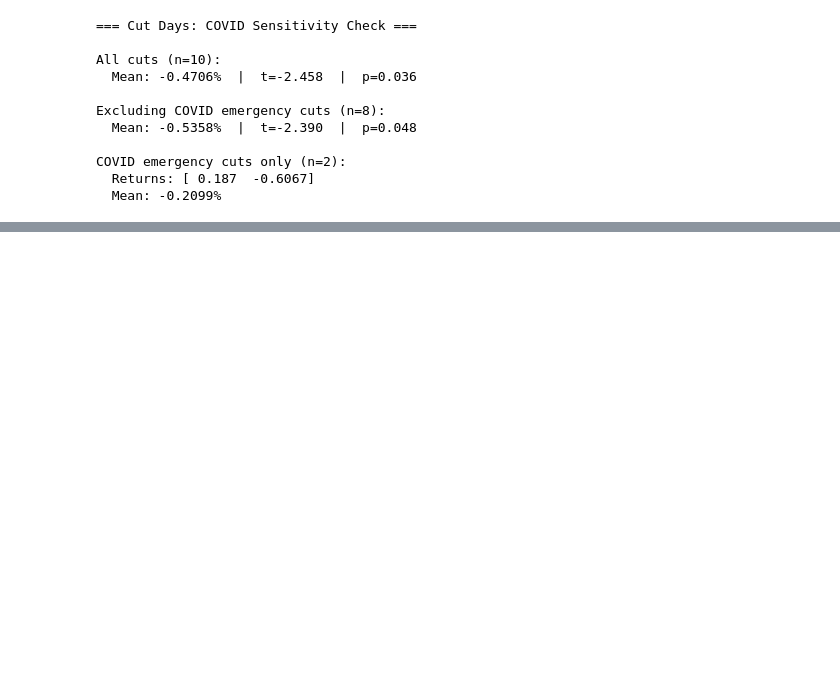
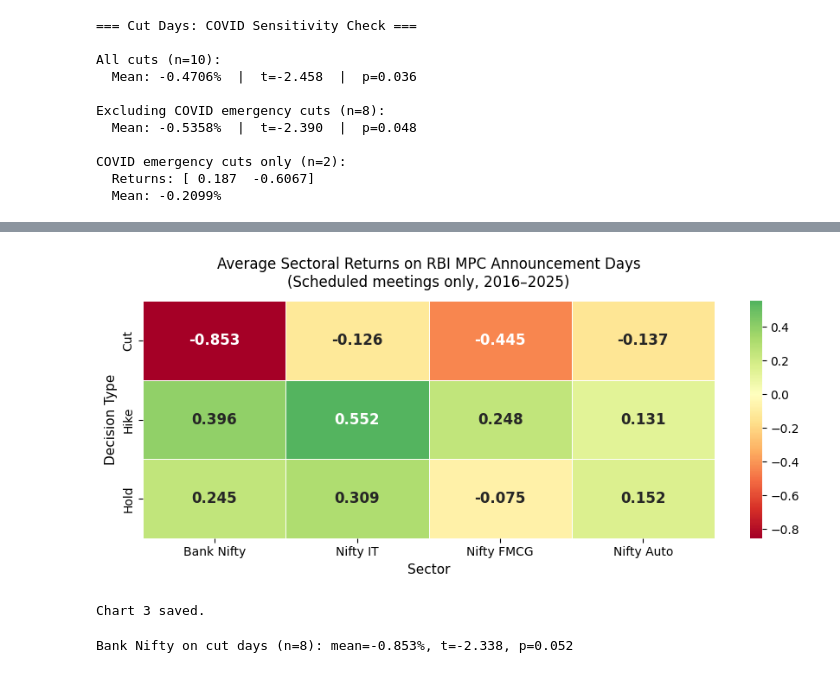
Before and after one commit to Thookudurai07/RBI-Monetary-Transmission, a Jupyter notebook: notebooks/01_event_study.ipynb, the cells around one changed output, grey strips where cells are left out. Saved outputs shown, nothing was run; the diff lists cells and outputs as text; code cells hidden in the pictures; blank space fills up the shorter version.

```diff
--- a/notebooks/01_event_study.ipynb
+++ b/notebooks/01_event_study.ipynb
@@ -285,0 +434,19 @@ Chart 1 saved.
+# %%
+# Map sectoral returns to scheduled MPC dates
+for sector_name, sector_df in sector_data.items():
+    sector_returns = sector_df['Return'].copy()
+    if sector_returns.index.tz is not None:
+        sector_returns.index = sector_returns.index.tz_localize(None)
+    sector_returns.index = sector_returns.index.normalize()
+    scheduled[sector_name + '_Return'] = scheduled['Date'].map(sector_returns)
+
+# Check coverage
+sector_cols = ['Bank_Return', 'IT_Return', 'FMCG_Return', 'Auto_Return']
+print("Missing values per sector:")
+print(scheduled[sector_cols].isna().sum())
+
+# Heatmap data: average return by decision type
+heatmap_data = scheduled.groupby('Decision')[sector_cols].mean().round(3)
+heatmap_data.columns = ['Bank', 'IT', 'FMCG', 'Auto']
+print("\nHeatmap data:")
+print(heatmap_data)
@@ -285,0 +487,29 @@ Chart 1 saved.
+# %%
+fig, ax = plt.subplots(figsize=(9, 4))
+
+sns.heatmap(heatmap_data,
+            annot=True, fmt='.3f',
+            cmap='RdYlGn', center=0,
+            linewidths=0.5, linecolor='white',
+            ax=ax, annot_kws={'size': 12, 'weight': 'bold'})
+
+ax.set_title('Average Sectoral Returns on RBI MPC Announcement Days\n(Scheduled meetings only, 2016–2025)',
+             fontsize=12, pad=12)
+ax.set_xlabel('Sector', fontsize=11)
+ax.set_ylabel('Decision Type', fontsize=11)
+ax.set_xticklabels(['Bank Nifty', 'Nifty IT', 'Nifty FMCG', 'Nifty Auto'], fontsize=10)
+
+plt.tight_layout()
+plt.savefig('../outputs/figures/chart3_sectoral_heatmap.png', dpi=150)
+plt.show()
+print("Chart 3 saved.")
+# %% [output]
+[figure, added]
+Chart 3 saved.
+# %%
+# Is Bank's cut-day reaction significantly negative?
+bank_cuts = scheduled[scheduled['Decision']=='Cut']['Bank_Return'].dropna()
+t, p = stats.ttest_1samp(bank_cuts, 0)
+print(f"Bank Nifty on cut days (n={len(bank_cuts)}): mean={bank_cuts.mean():.3f}%, t={t:.3f}, p={p:.3f}")
+# %% [output]
+Bank Nifty on cut days (n=8): mean=-0.853%, t=-2.338, p=0.052
```
Also changed, not shown: parts of 9 cells of this notebook.
